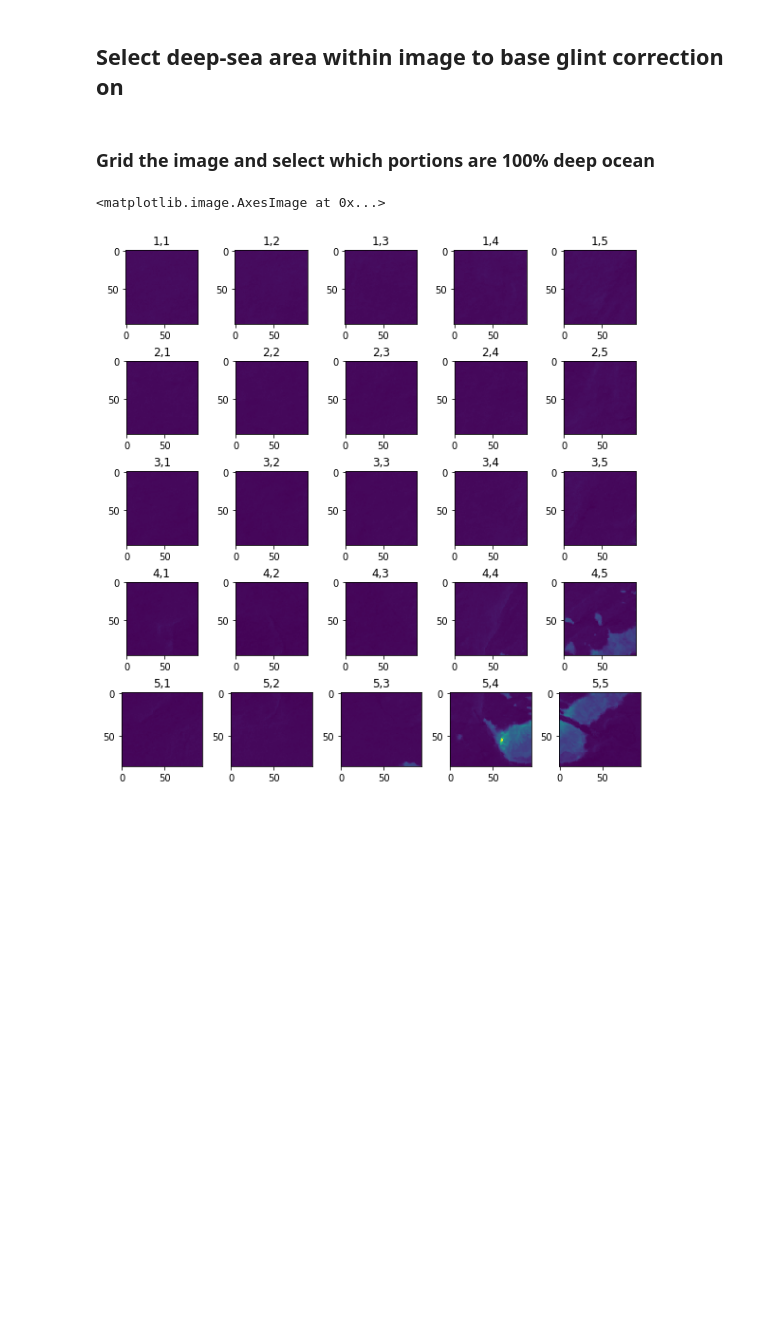
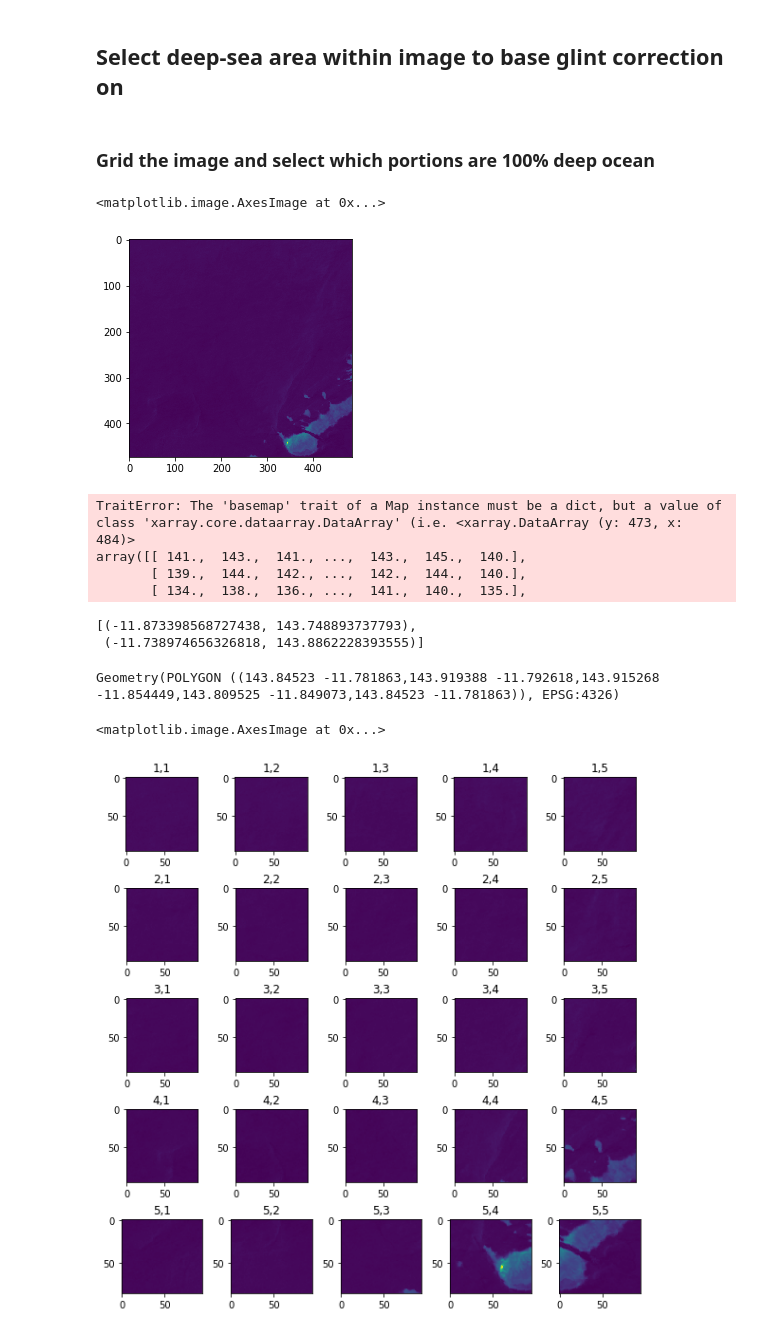
Before and after one commit to taslandcover/dea-notebooks, a Jupyter notebook: Glint/Hedley_2005_glint_correction.ipynb, the cells around one changed output. Saved outputs shown, nothing was run; the diff lists cells and outputs as text; code cells hidden in the pictures; blank space fills up the shorter version.

```diff
--- a/Glint/Hedley_2005_glint_correction.ipynb
+++ b/Glint/Hedley_2005_glint_correction.ipynb
@@ -124,3 +126,57 @@ Number of cloud free images and image size:  (473, 484, 1)
 ## Select deep-sea area within image to base glint correction on
 # %% [markdown]
 ### Grid the image and select which portions are 100% deep ocean
+# %%
+imshow(red_only_cloud_free.isel(time=image))
+# %% [output]
+<matplotlib.image.AxesImage at 0x...>
+[figure, added]
+# %%
+from ipyleaflet import (
+    Map,
+    Marker,
+    TileLayer, ImageOverlay,
+    Polyline, Polygon, Rectangle, Circle, CircleMarker,
+    GeoJSON,
+    DrawControl,
+    basemaps
+)
+
+import plotly.plotly as py
+from traitlets import link
+import ipywidgets as widgets
+from datacube.utils import geometry
+# lat_min = -11.75 #up
+# lat_max = -11.85 #down
+# lon_min = 143.76 #left
+# lon_max = 143.86 #right
+center = [(lat_min + (lat_max - lat_min)), (lon_min + (lon_max - lon_min))]
+zoom = 12
+
+# m = Map(center=center, zoom=zoom,layout=dict(width='400px', height='400px'),basemap=basemaps.Esri.WorldImagery)
+m = Map(center=center, zoom=zoom,layout=dict(width='400px', height='400px'),basemap=red_only_cloud_free.isel(time=image))
+
+#m.bounds = [(-12.118550864498046, 143.58581542968753),(-11.580942829520456, 144.13513183593753)]
+
+
+# Now create the DrawControls and add it to the Maps using add_control.
+# (there are the actions). The geo_json argument is the serialized geometry of the drawn path,
+# along with its embedded style.
+
+draw_control = DrawControl(polyline={})
+
+#add draw controls to maps
+m.add_control(draw_control)
+display(m)
+
+imshow(red_only_cloud_free.isel(time=image))
+# %% [output]
+TraitError: The 'basemap' trait of a Map instance must be a dict, but a value of class 'xarray.core.dataarray.DataArray' (i.e. <xarray.DataArray (y: 473, x: 484)>
+array([[ 141.,  143.,  141., ...,  143.,  145.,  140.],
+       [ 139.,  144.,  142., ...,  142.,  144.,  140.],
+       [ 134.,  138.,  136., ...,  141.,  140.,  135.],
+# %%
+m.bounds
+# %% [output]
+[(-11.873398568727438, 143.748893737793),
+ (-11.738974656326818, 143.8862228393555)]
@@ -127,3 +190,7 @@ Number of cloud free images and image size:  (473, 484, 1)
+# %%
+GEOM
+# %% [output]
+Geometry(POLYGON ((143.84523 -11.781863,143.919388 -11.792618,143.915268 -11.854449,143.809525 -11.849073,143.84523 -11.781863)), EPSG:4326)
 # %%
 # Find the shape of the area of interest and plot it as multiple, labelled subplots
 pixels_in_x = red_only_cloud_free.shape[0]
```
Also changed, not shown: parts of 21 cells of this notebook.
